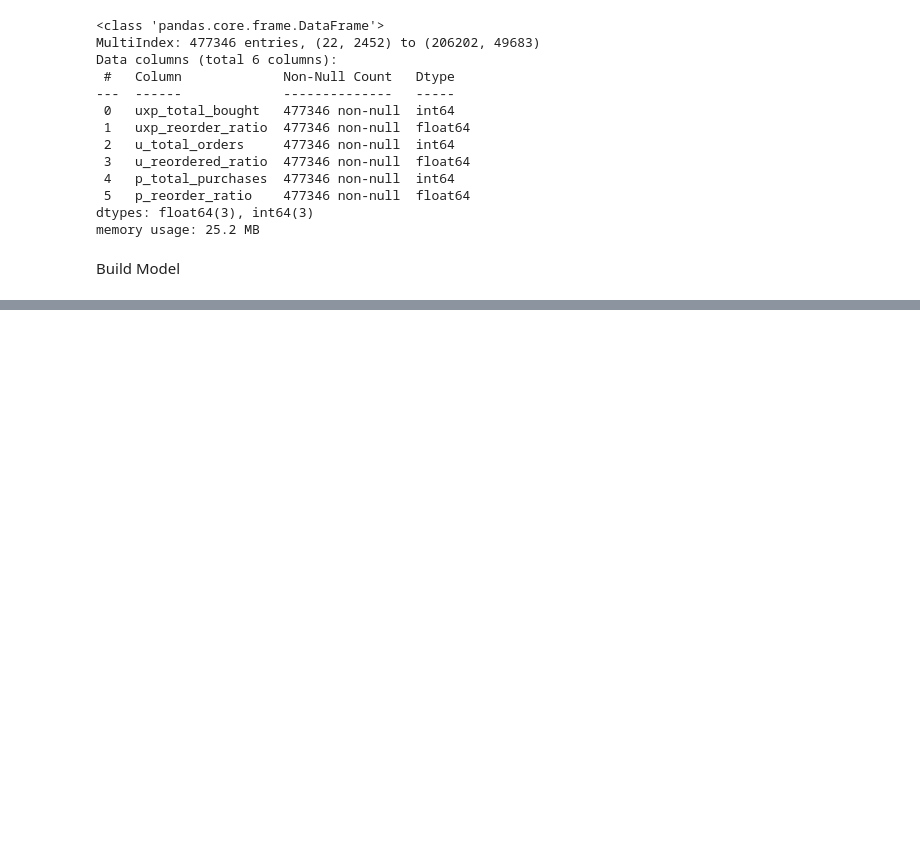
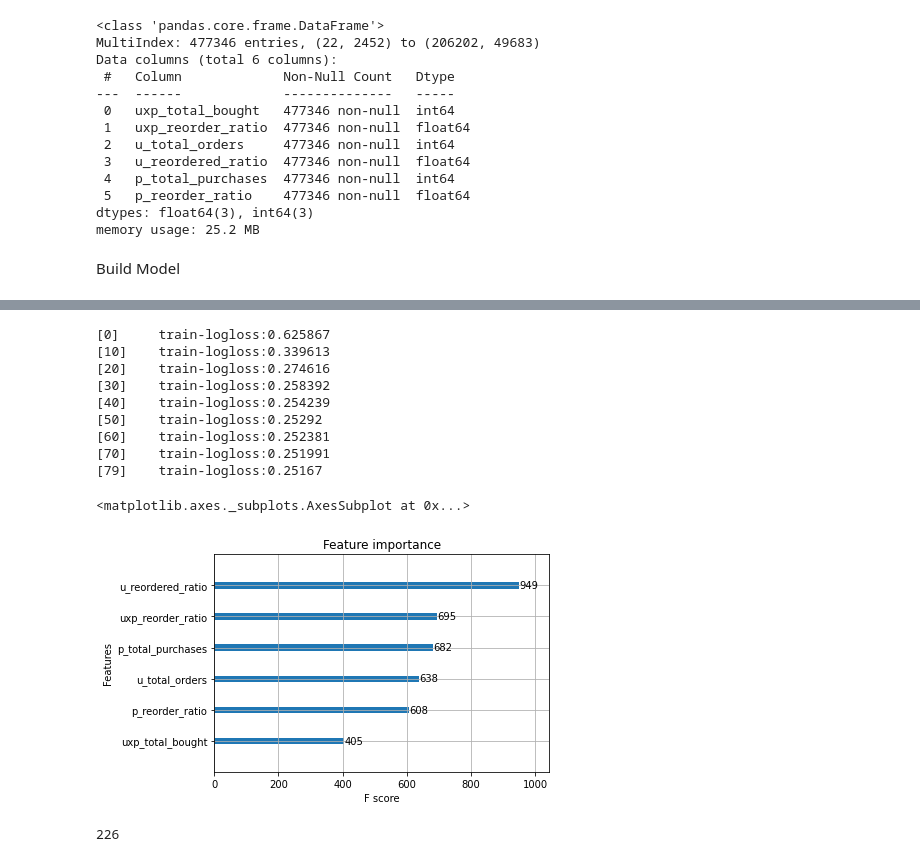
Before and after one commit to AmlanAlok/instacart-2017-project, a Jupyter notebook: Instacart_2017_XGBoost_1.ipynb, the cells around one changed output, grey strips where cells are left out. Saved outputs shown, nothing was run; the diff lists cells and outputs as text; code cells hidden in the pictures; blank space fills up the shorter version.

Commit message:
model added

```diff
--- a/Instacart_2017_XGBoost_1.ipynb
+++ b/Instacart_2017_XGBoost_1.ipynb
@@ -583,3 +583,8 @@ dtypes: float64(3), int64(3)
 memory usage: 25.2 MB
 # %% [markdown]
 Build Model
+# %%
+import xgboost
+from sklearn.model_selection import train_test_split
+data_train.loc[:, 'reordered'] = data_train.reordered.fillna(0)
+data_train.head()
@@ -585,0 +599,44 @@ Build Model
+# %%
+########################################
+## SPLIT DF TO: X_train, y_train (axis=1)
+########################################
+X_train, X_val, y_train, y_val = train_test_split(data_train.drop('reordered', axis=1), data_train.reordered,
+                                                    test_size=0.2, random_state=42)
+# %%
+############################
+## INITIATE AND TRAIN MODEL
+############################
+
+d_train = xgboost.DMatrix(X_train, y_train)
+xgb_params = {
+    "objective"         : "reg:logistic"
+    ,"eval_metric"      : "logloss"
+    ,"eta"              : 0.1
+    ,"max_depth"        : 6
+    ,"min_child_weight" :10
+    ,"gamma"            :0.70
+    ,"subsample"        :0.76
+    ,"colsample_bytree" :0.95
+    ,"alpha"            :2e-05
+    ,"lambda"           :10
+}
+watchlist= [(d_train, "train")]
+bst = xgboost.train(params=xgb_params, dtrain=d_train, num_boost_round=80, evals=watchlist, verbose_eval=10)
+xgboost.plot_importance(bst)
+# %% [output]
+[0]     train-logloss:0.625867
+[10]    train-logloss:0.339613
+[20]    train-logloss:0.274616
+[30]    train-logloss:0.258392
+[40]    train-logloss:0.254239
+[50]    train-logloss:0.25292
+[60]    train-logloss:0.252381
+[70]    train-logloss:0.251991
+[79]    train-logloss:0.25167
+<matplotlib.axes._subplots.AxesSubplot at 0x...>
+[figure, added]
+# %%
+del [X_train, X_val, y_train, y_val]
+gc.collect()
+# %% [output]
+226
```
Also changed, not shown: parts of 6 cells of this notebook.
